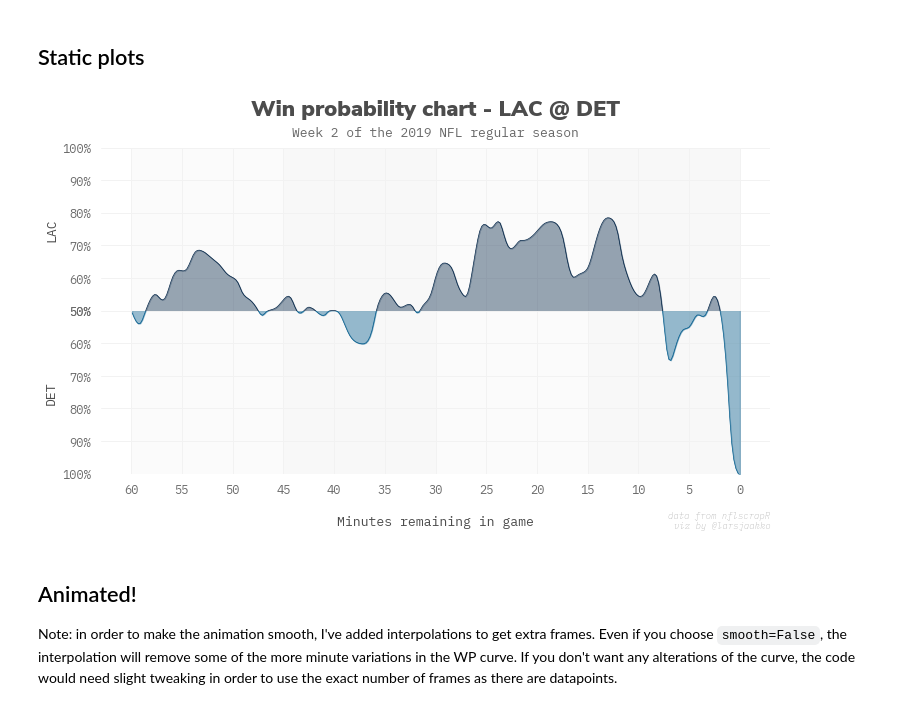
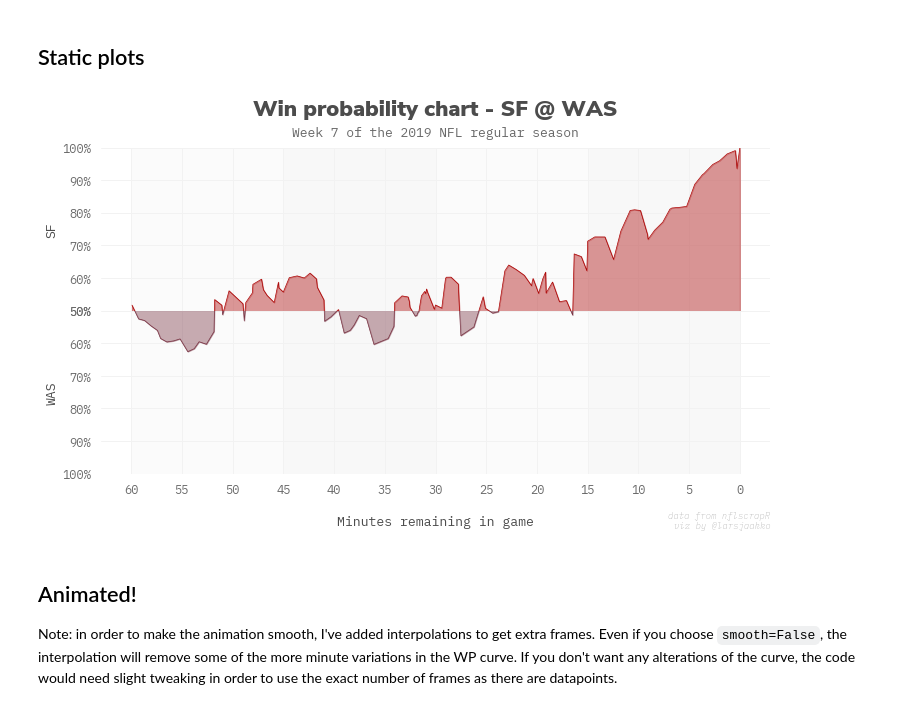
Before and after one commit to larsjaakko/nfl-wp-charts, a Jupyter notebook: wp-charts.ipynb, the cells around one changed output. Drawn from its saved outputs; the diff is of its cells as text; code cells hidden in the pictures.

```diff
--- a/wp-charts.ipynb
+++ b/wp-charts.ipynb
@@ -164,15 +164,15 @@ def get_time(win_probs, minutes_remaining):
 # %%
 # ------------------ PARAMETERS ------------------ #
 
-team = 'LAC'
-week = 2
+team = 'SF'
+week = 7
 game = get_game(week, team)
 
 team_colors = colors.get_colors()
 bg_alpha_1 = 0.3 #Transparency of the grey background colors separating the quarters
 bg_alpha_2 = 0.65
 
-smooth = True
+smooth = False
 smoothing = 0.98
 points = 300
 
@@ -273,34 +273,34 @@ ax_home.yaxis.set_major_formatter(FuncFormatter('{:.0%}'.format))
 ax_home.xaxis.set_major_locator(plt.MaxNLocator(14))
 
 ax_home.invert_xaxis()
 ax_home.invert_yaxis()
 
 
 ax_home.set_ylabel(home_team, weight='medium')
 ax_home.set_xlabel("\nMinutes remaining in game", weight='medium')
 
 ax_home.text(x=1,
     y=-0.35,
     s='data from nflscrapR\nviz by @larsjaakko',
     fontsize=9,
     weight=300,
     style='italic',
     color='darkgray',
     ha='right',
     va='bottom',
     transform=ax_home.transAxes)
 
 
 sns.despine(left=True, right=True, bottom=True, top=True)
 
 filename = str(away_team + '_at_' + home_team)
 
 if smooth:
     plt.savefig('output/' + filename + '_smooth.png', format='png', dpi=300, bbox_inches='tight')
 else:
     plt.savefig('output/' + filename + '.png', format='png', dpi=300, bbox_inches='tight')
 # %% [output]
-[figure, old version]
+[figure, new version]
 # %% [markdown]
 ## Animated!
 Note: in order to make the animation smooth, I've added interpolations to get extra frames. Even if you choose `smooth=False`, the interpolation will remove some of the more minute variations in the WP curve. If you don't want any alterations of the curve, the code would need slight tweaking in order to use the exact number of frames as there are datapoints.
```
Also changed, not shown: 2 other files.
